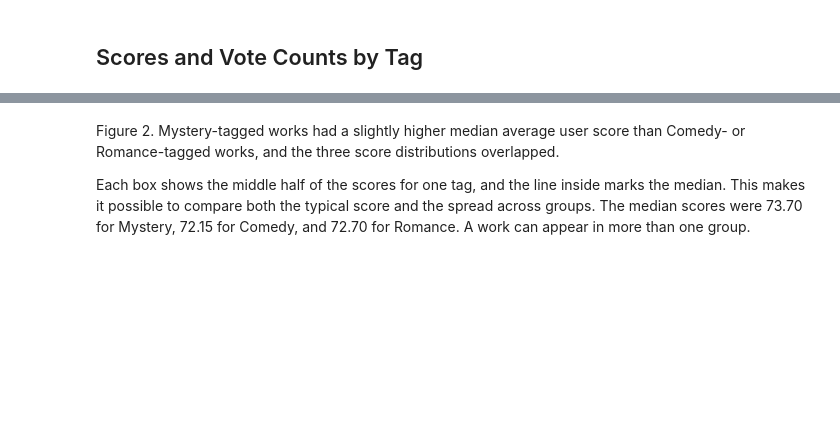
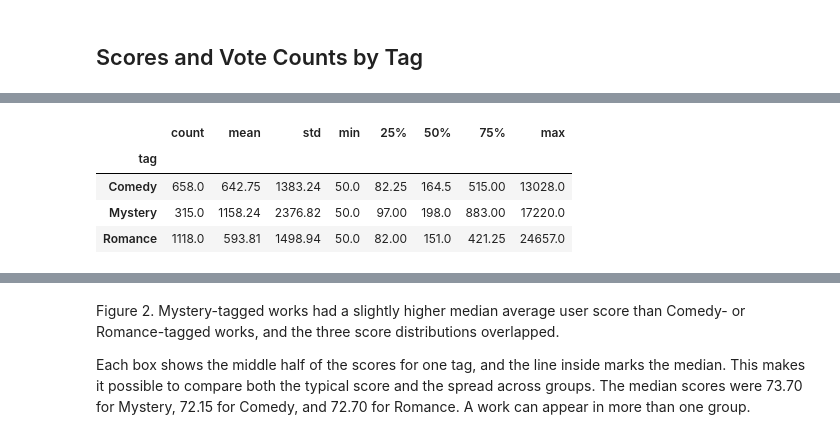
Before and after one commit to Bob0414/vndb-playtime-analysis, a Jupyter notebook: VN.ipynb, the cells around one changed output, grey strips where cells are left out. Saved outputs shown, nothing was run; the diff lists cells and outputs as text; code cells hidden in the pictures; blank space fills up the shorter version.

```diff
--- a/VN.ipynb
+++ b/VN.ipynb
@@ -522 +252,9 @@ Name: id, dtype: int64
+# %%
+by_tag["votecount"].describe().round(2)
+# %% [output]
+|  | count | mean | std | min | 25% | 50% | 75% | max |
+| tag |  |  |  |  |  |  |  |  |
+| Comedy | 658.0 | 642.75 | 1383.24 | 50.0 | 82.25 | 164.5 | 515.00 | 13028.0 |
+| Mystery | 315.0 | 1158.24 | 2376.82 | 50.0 | 97.00 | 198.0 | 883.00 | 17220.0 |
+| Romance | 1118.0 | 593.81 | 1498.94 | 50.0 | 82.00 | 151.0 | 421.25 | 24657.0 |
 # %%
```
Also changed, not shown: parts of 41 cells of this notebook, 1 other file.
